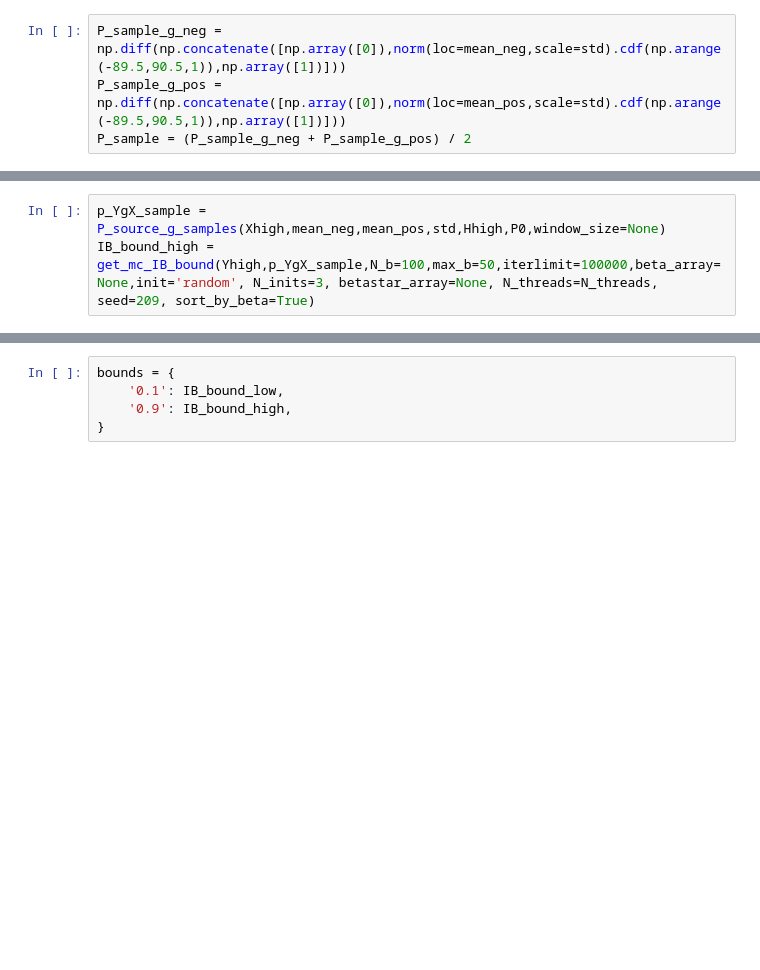
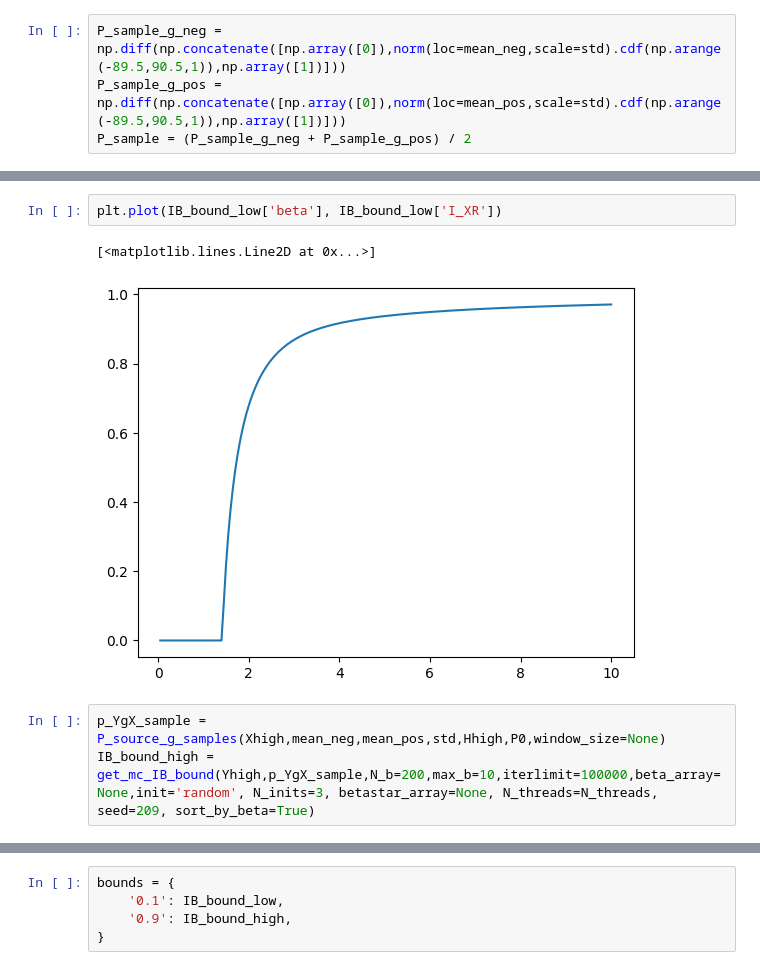
Before and after one commit to jacobaparker/Copy_Murphy2021, a Jupyter notebook: pharma/IB_analysis.ipynb, the cells around one changed output, grey strips where cells are left out. Cells and saved outputs as stored; diff of their text form; blank space fills up the shorter version.

```diff
--- a/pharma/IB_analysis.ipynb
+++ b/pharma/IB_analysis.ipynb
@@ -285,6 +285,11 @@ plt.plot(IB_bound_low['I_XR'],IB_bound_low['I_RY'])
+# %%
+plt.plot(IB_bound_low['beta'], IB_bound_low['I_XR'])
+# %% [output]
+[<matplotlib.lines.Line2D at 0x...>]
+[figure, added]
 # %%
 p_YgX_sample = P_source_g_samples(Xhigh,mean_neg,mean_pos,std,Hhigh,P0,window_size=None)
-IB_bound_high = get_mc_IB_bound(Yhigh,p_YgX_sample,N_b=100,max_b=50,iterlimit=100000,beta_array=None,init='random', N_inits=3, betastar_array=None, N_threads=N_threads, seed=209, sort_by_beta=True)
+IB_bound_high = get_mc_IB_bound(Yhigh,p_YgX_sample,N_b=200,max_b=10,iterlimit=100000,beta_array=None,init='random', N_inits=3, betastar_array=None, N_threads=N_threads, seed=209, sort_by_beta=True)
 # %%
 plt.plot(IB_bound_low['I_XR'],IB_bound_low['I_RY'])
 plt.plot(IB_bound_high['I_XR'],IB_bound_high['I_RY'])
```
Also changed, not shown: parts of 14 cells of this notebook, 1 other file.
